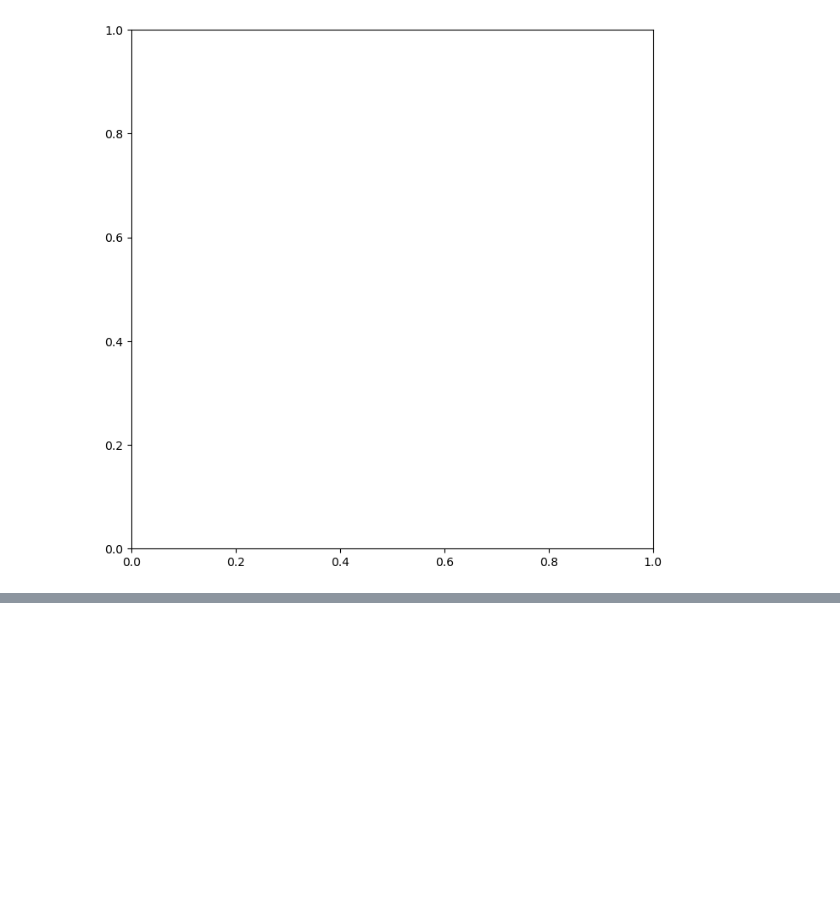
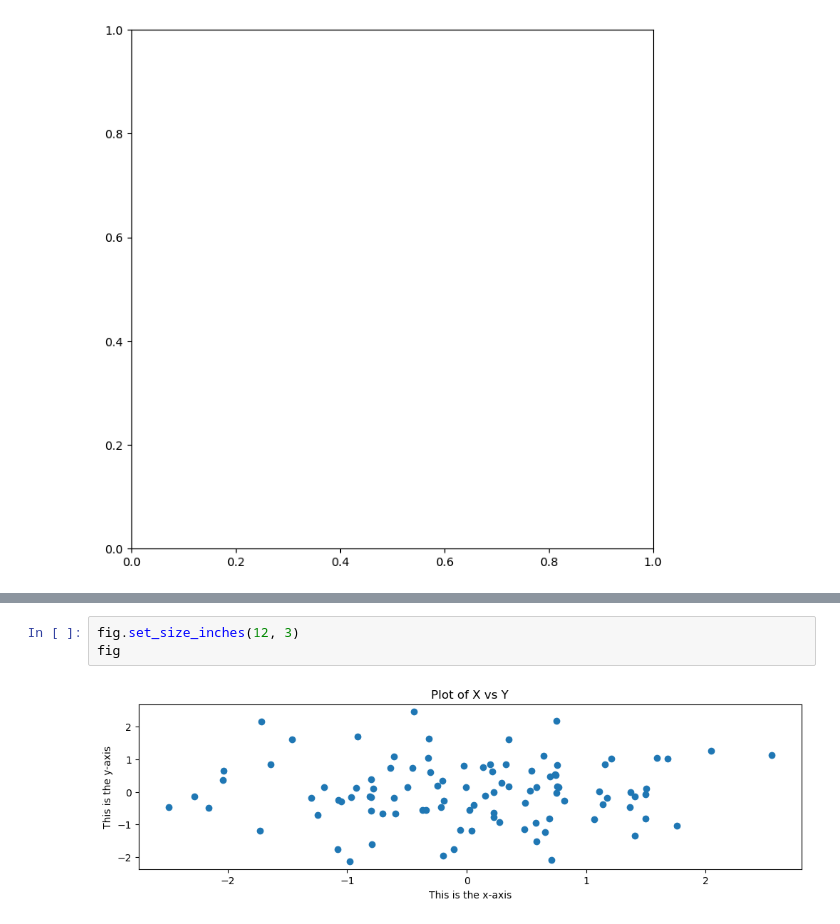
Before and after one commit to FenilMavani/DataAnlytics, a Jupyter notebook: chapter2.ipynb, the cells around one changed output, grey strips where cells are left out. Drawn from its saved outputs; the diff is of its cells as text; blank space fills up the shorter version.

```diff
--- a/chapter2.ipynb
+++ b/chapter2.ipynb
@@ -191,0 +192,5 @@ Text(0.5, 1.0, 'Plot of X vs Y')
+# %%
+fig.set_size_inches(12, 3)
+fig
+# %% [output]
+[figure, added]
```
Also changed, not shown: parts of 13 cells of this notebook, 4 other files.
